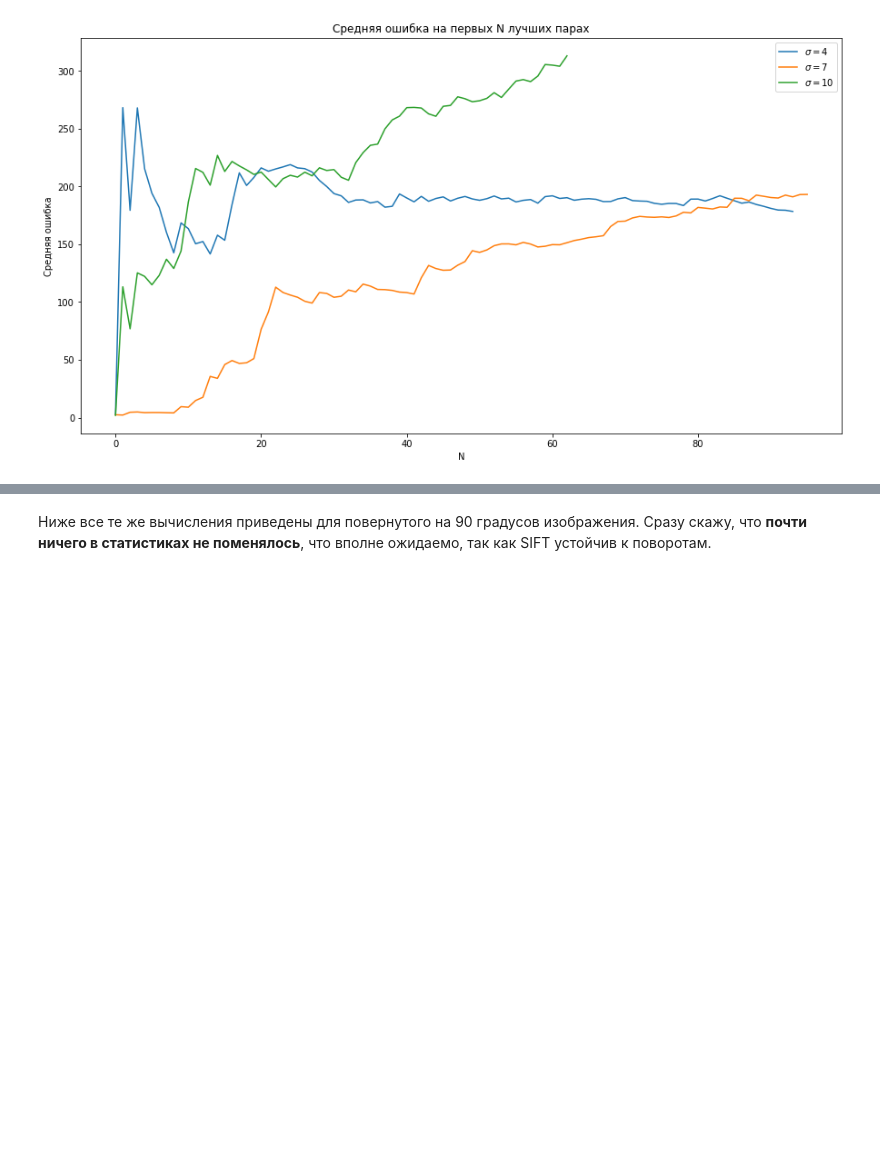
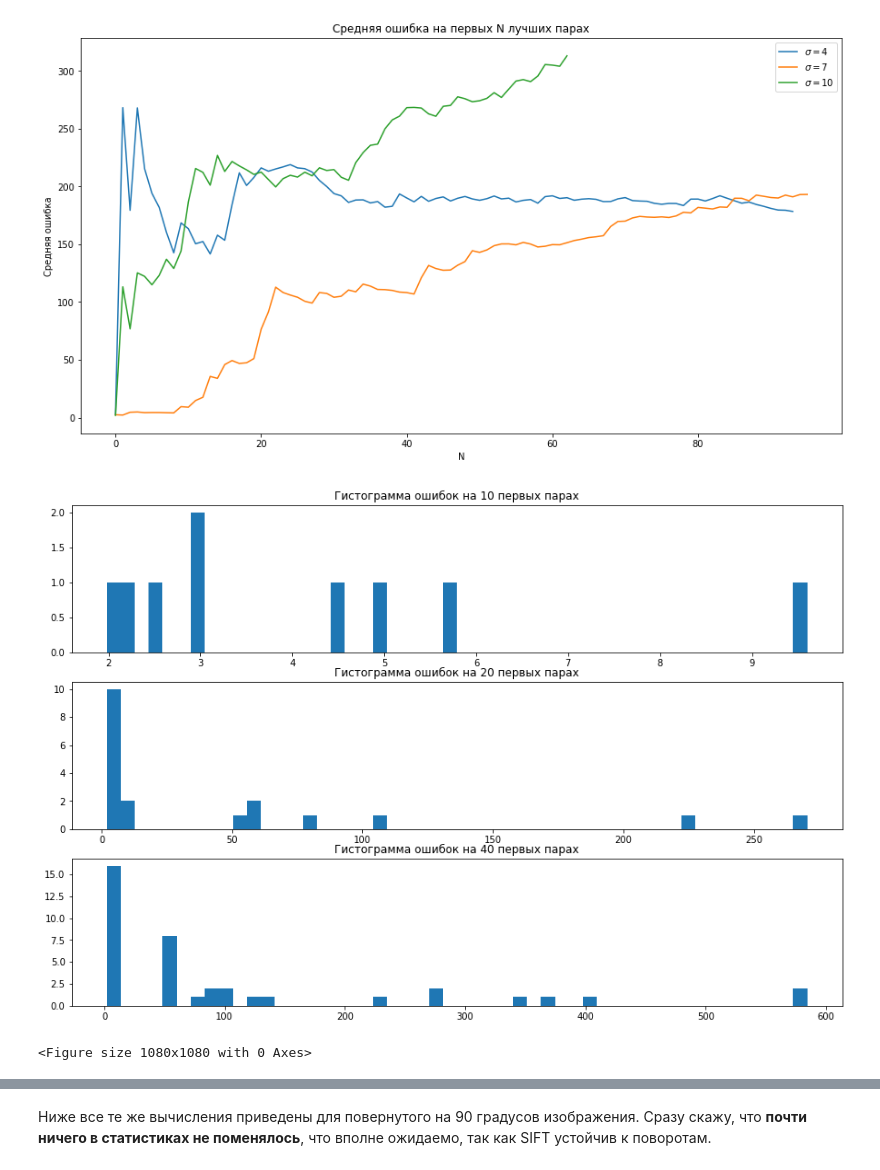
Before and after one commit to valkon29/innprac, a Jupyter notebook: notebook.ipynb, the cells around one changed output, grey strips where cells are left out. Cells and saved outputs as stored; diff of their text form; code cells hidden in the pictures; blank space fills up the shorter version.

```diff
--- a/notebook.ipynb
+++ b/notebook.ipynb
@@ -327,3 +346,23 @@ plt.legend(legend)
 plt.show()
 # %% [output]
 [figure]
+# %%
+fig, axarr = plt.subplots(3, 1, figsize=(15, 10))
+
+mist_10 = np.array(get_mist(7, 10, X, Y))
+mist_20 = np.array(get_mist(7, 20, X, Y))
+mist_40 = np.array(get_mist(7, 40, X, Y))
+
+plt.figure(figsize=(15, 15))
+
+axarr[0].hist(mist_10, bins=50)
+axarr[0].set_title('Гистограмма ошибок на 10 первых парах')
+axarr[1].hist(mist_20, bins=50)
+axarr[1].set_title('Гистограмма ошибок на 20 первых парах')
+axarr[2].hist(mist_40, bins=50)
+axarr[2].set_title('Гистограмма ошибок на 40 первых парах')
+
+plt.show()
+# %% [output]
+[figure, added]
+<Figure size 1080x1080 with 0 Axes>
```
Also changed, not shown: parts of 12 cells of this notebook.
